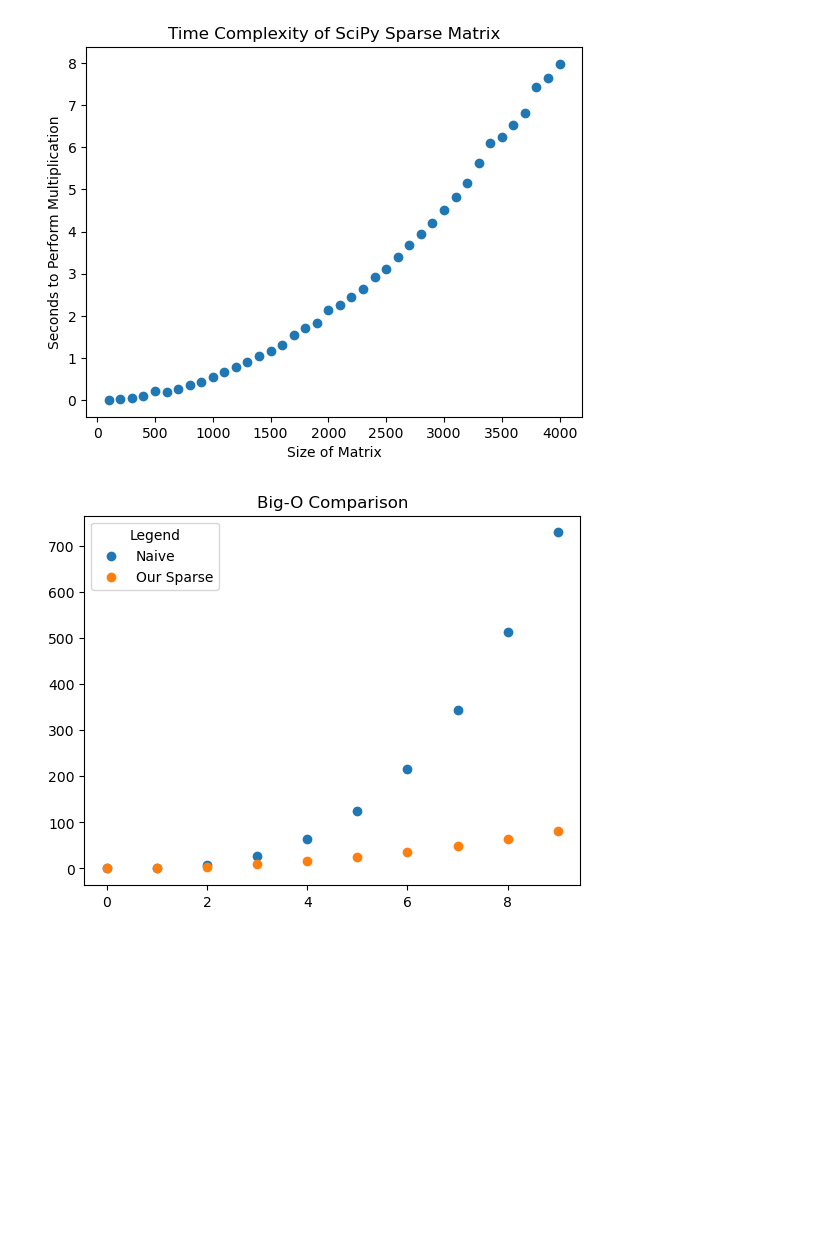
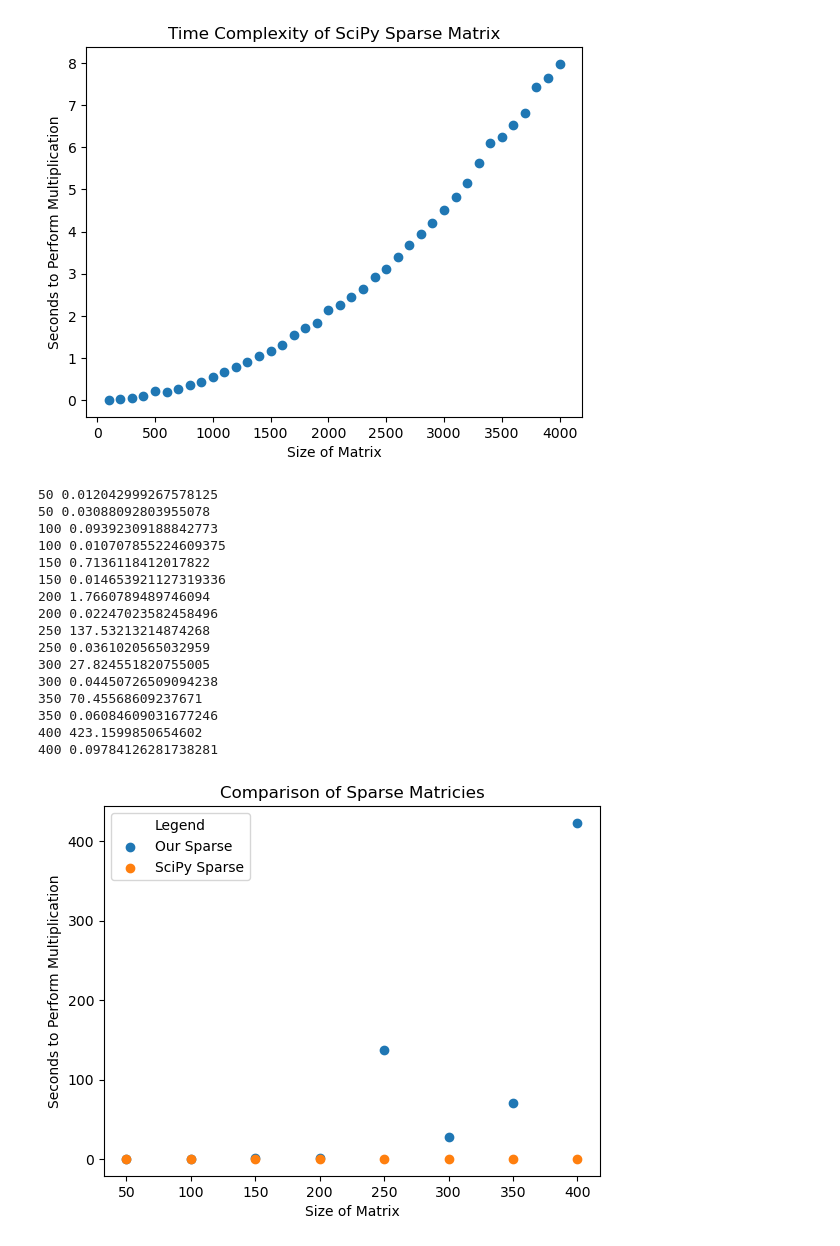
Before and after one commit to youngfeiler/CP307_Final_Proj, a Jupyter notebook: analysis.ipynb, the cells around one changed output. Saved outputs shown, nothing was run; the diff lists cells and outputs as text; code cells hidden in the pictures; blank space fills up the shorter version.

```diff
--- a/analysis.ipynb
+++ b/analysis.ipynb
@@ -23,13 +24,11 @@ def test(n,matrixClass):
     # print(f'Time to find convergence: {end_2-end_1}')
     if matrixClass == scipyMatrix:
         M = pagerank.do_multiplication_6_times(matrixClass)
+        total = 0
     else:
         M, total = pagerank.do_multiplication_6_times(matrixClass)
     end_3 = time.time()
     total_time = end_3 - end_2
 
-    if matrixClass == scipyMatrix:
-        total = 0
-
     return total, total_time
 # %%
@@ -138,35 +200,48 @@ plt.show()
 4000 7.97899603843689
 [figure]
 # %%
-# BIG 0 COMPARISON
+# COMPARISON OF OURS AND SCIPY
 
 x = []
-y1 = []
 y2 = []
 y3 = []
-labels = ['Naive', 'Our Sparse', 'SciPy Sparse']
+labels = ['Our Sparse', 'SciPy Sparse']
 
-for i in range(10):
+for i in range(50, 401, 50):
     x.append(i)
-    y1.append(i*i*i)
-    y2.append(i*i)
+    our_count, our_total_time = test(i, SparseMatrix)
+    y2.append(our_total_time)
+    print(i, our_total_time)
+    scipy_count, scipy_total_time = test(i, scipyMatrix)
+    y3.append(scipy_total_time)
+    print(i, scipy_total_time)
 
+plt.scatter(x, y2, label=labels[0])
+plt.scatter(x, y3, label=labels[1])
 
-# Scatter plots
-plt.scatter(x, y1, label=labels[0])
-plt.scatter(x, y2, label=labels[1])
-#plt.scatter(x, y3, label=labels[2])
+plt.xlabel('Size of Matrix')
+plt.ylabel('Seconds to Perform Multiplication')
 
-# Axis labels
-#plt.xlabel('X-axis')
-#plt.ylabel('Y-axis')
+plt.title('Comparison of Sparse Matricies')
 
-# Title
-plt.title('Big-O Comparison')
-
-# Legend
 plt.legend(title='Legend')
 
 plt.show()
 # %% [output]
+50 0.012042999267578125
+50 0.03088092803955078
+100 0.09392309188842773
+100 0.010707855224609375
+150 0.7136118412017822
+150 0.014653921127319336
+200 1.7660789489746094
+200 0.02247023582458496
+250 137.53213214874268
+250 0.0361020565032959
+300 27.824551820755005
+300 0.04450726509094238
+350 70.45568609237671
+350 0.06084609031677246
+400 423.1599850654602
+400 0.09784126281738281
-[figure, old version]
+[figure, new version]
```
Also changed, not shown: parts of 5 cells of this notebook.
